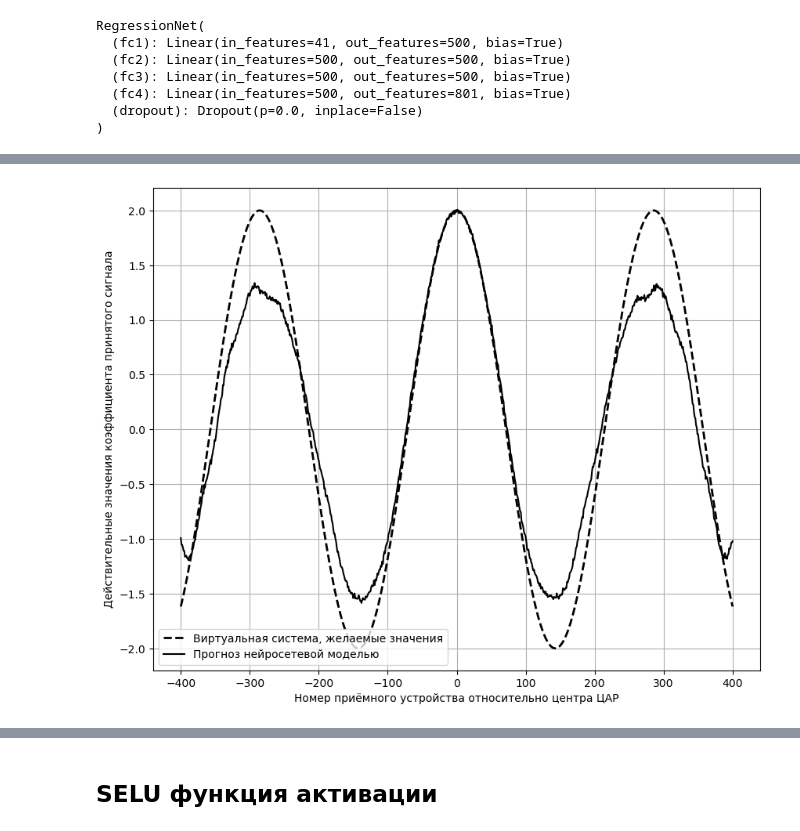
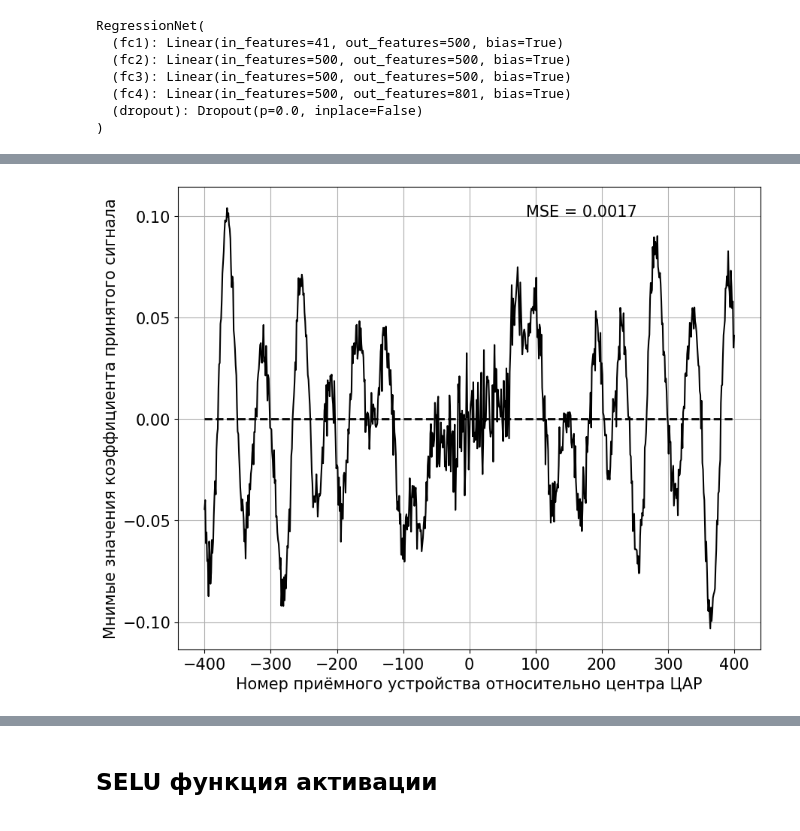
Before and after one commit to qwerty29544/superresolution_nn, a Jupyter notebook: ipynb/superresolution_gpu.ipynb, the cells around one changed output, grey strips where cells are left out. Cells and saved outputs as stored; diff of their text form; code cells hidden in the pictures.

Commit message:
report on work, new visualisations added

```diff
--- a/ipynb/superresolution_gpu.ipynb
+++ b/ipynb/superresolution_gpu.ipynb
@@ -14,6 +14,9 @@ import random
 import numpy as np
 import scipy as sp
 import matplotlib.pyplot as plt
+import matplotlib
+
+matplotlib.rcParams.update({'font.size': 15})
 
 my_seed = 123
 random.seed(my_seed)
@@ -337,11 +362,18 @@ U_nn = U_compute(alpha, Cn_nn, k, d)
 # %%
+d12 = np.sum((np.imag(Cn_virtual) - np.imag(np.array(Cn_nn))) ** 2) / n_virtual.shape[0]
+
+
 plt.figure(figsize = (10, 8), dpi = 100)
-plt.plot(n_virtual, np.real(Cn_virtual), label = "Виртуальная система, желаемые значения", linewidth = 2, c = "#000000", linestyle = "--")
-plt.plot(n_virtual, np.real(Cn_nn), label = "Прогноз нейросетевой моделью", linestyle = "-", c = "#000000")
-plt.legend()
+plt.plot(n_virtual, np.imag(Cn_virtual), label = "Виртуальная система, желаемые значения", linewidth = 2, c = "#000000", linestyle = "--")
+plt.plot(n_virtual, np.imag(Cn_nn), label = "Прогноз нейросетевой моделью", linestyle = "-", c = "#000000")
+#plt.legend()
+plt.text(85,
+         0.10,
+         "MSE = %.4f" % d12,
+        fontsize = 15)
 plt.grid()
 plt.xlabel("Номер приёмного устройства относительно центра ЦАР")
-plt.ylabel("Действительные значения коэффициента принятого сигнала")
-plt.savefig("../rmarkdown_report/complete_virtual1_real.png")
+plt.ylabel("Мнимые значения коэффициента")
+plt.savefig("../rmarkdown_report/complete_virtual1_imag.png")
 # %% [output]
-[figure, old version]
+[figure, new version]
```
Also changed, not shown: parts of 15 cells of this notebook, 14 other files.
